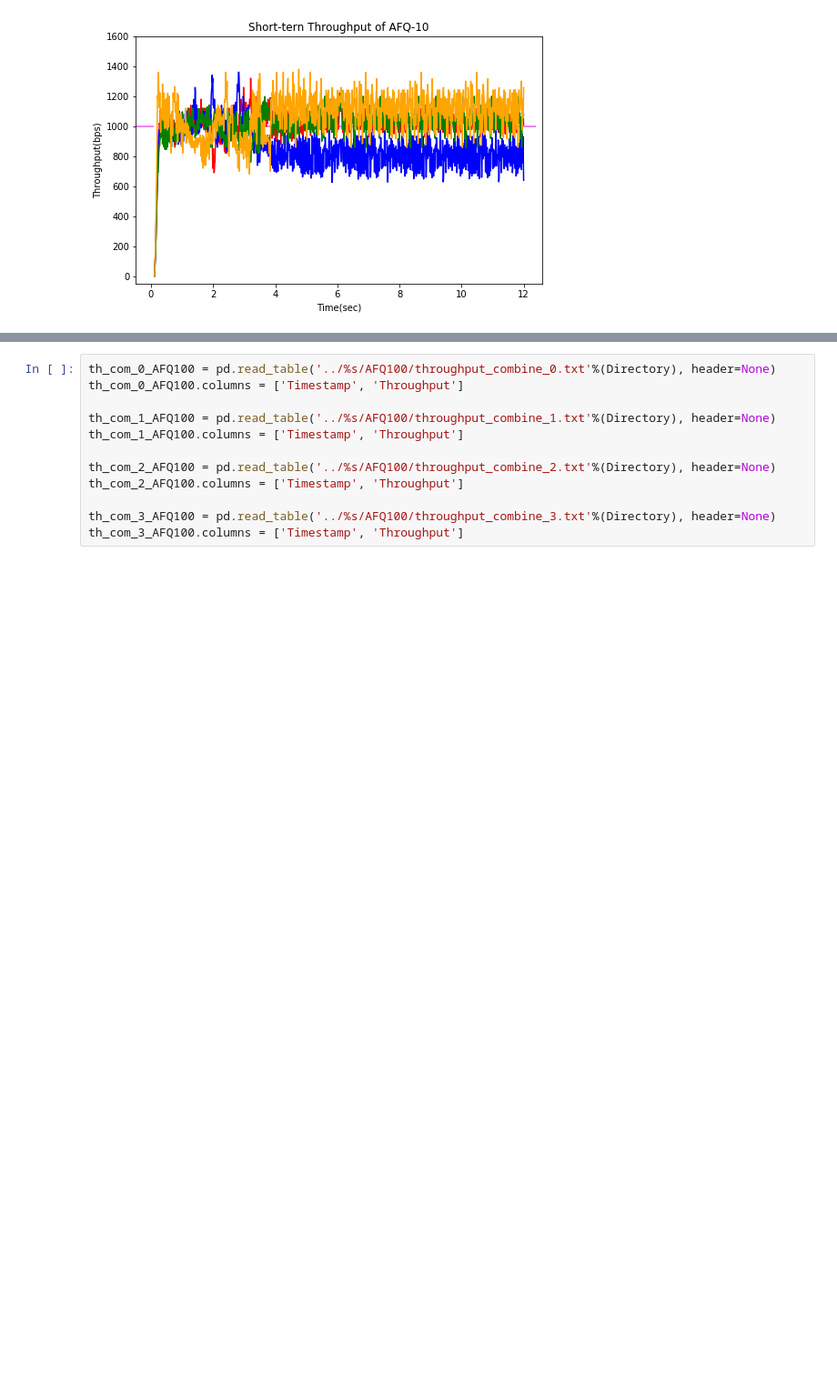
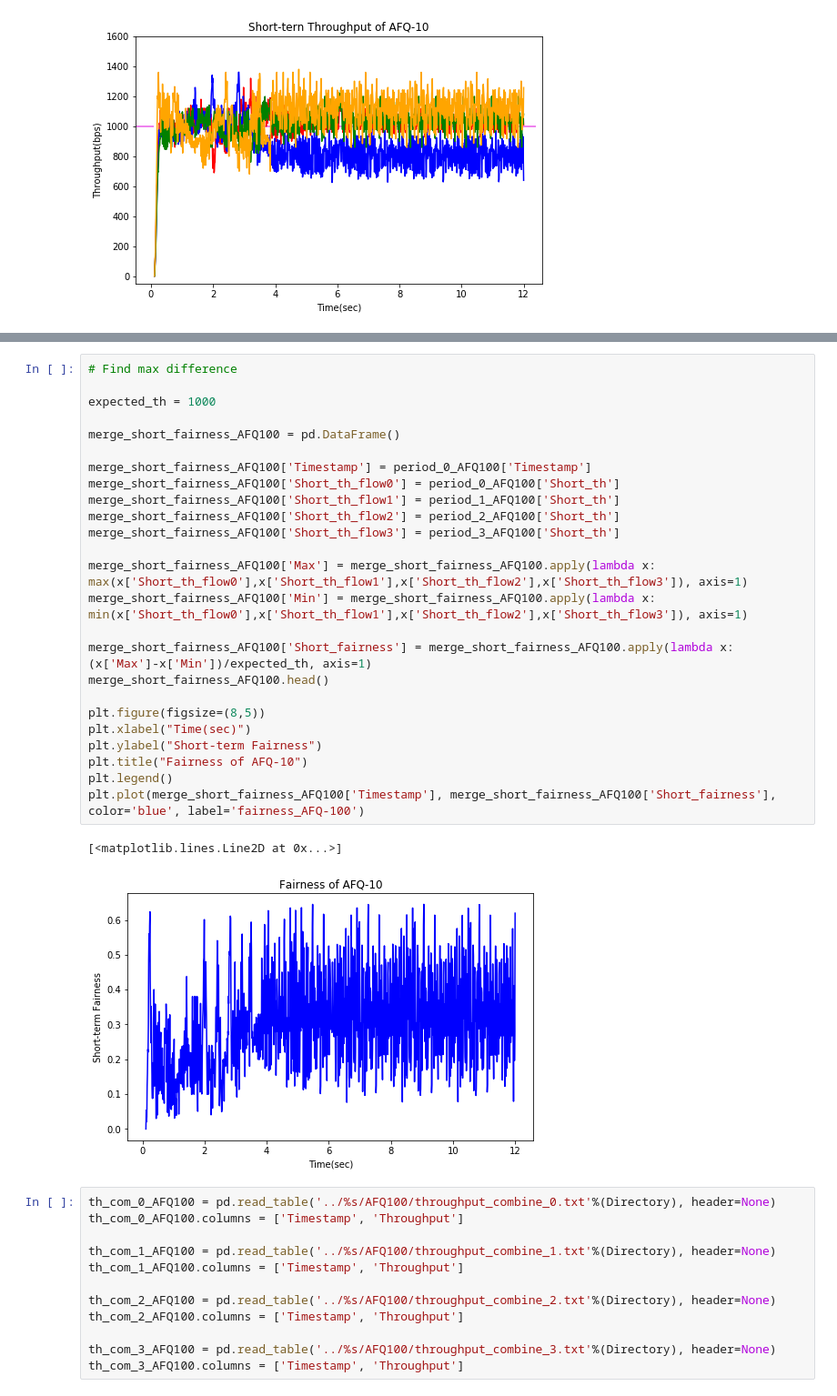
Before and after one commit to Peixuan670/Gearbox, a Jupyter notebook: ns2-script/sim_output/plotting_scripts/General_plotting_dir_fairness_period.ipynb, the cells around one changed output, grey strips where cells are left out. Shown at 91% size. Saved outputs shown, nothing was run; the diff lists cells and outputs as text; blank space fills up the shorter version.

```diff
--- a/ns2-script/sim_output/plotting_scripts/General_plotting_dir_fairness_period.ipynb
+++ b/ns2-script/sim_output/plotting_scripts/General_plotting_dir_fairness_period.ipynb
@@ -927,6 +983,34 @@ plt.plot(short_fairness_AFQ100['Timestamp'], short_fairness_AFQ100['Fairness'],
 # %% [output]
 [<matplotlib.lines.Line2D at 0x...>]
 [figure]
+# %%
+# Find max difference
+
+expected_th = 1000
+
+merge_short_fairness_AFQ100 = pd.DataFrame()
+
+merge_short_fairness_AFQ100['Timestamp'] = period_0_AFQ100['Timestamp']
+merge_short_fairness_AFQ100['Short_th_flow0'] = period_0_AFQ100['Short_th']
+merge_short_fairness_AFQ100['Short_th_flow1'] = period_1_AFQ100['Short_th']
+merge_short_fairness_AFQ100['Short_th_flow2'] = period_2_AFQ100['Short_th']
+merge_short_fairness_AFQ100['Short_th_flow3'] = period_3_AFQ100['Short_th']
+
+merge_short_fairness_AFQ100['Max'] = merge_short_fairness_AFQ100.apply(lambda x: max(x['Short_th_flow0'],x['Short_th_flow1'],x['Short_th_flow2'],x['Short_th_flow3']), axis=1)
+merge_short_fairness_AFQ100['Min'] = merge_short_fairness_AFQ100.apply(lambda x: min(x['Short_th_flow0'],x['Short_th_flow1'],x['Short_th_flow2'],x['Short_th_flow3']), axis=1)
+
+merge_short_fairness_AFQ100['Short_fairness'] = merge_short_fairness_AFQ100.apply(lambda x: (x['Max']-x['Min'])/expected_th, axis=1)
+merge_short_fairness_AFQ100.head()
+
+plt.figure(figsize=(8,5))
+plt.xlabel("Time(sec)")
+plt.ylabel("Short-term Fairness")
+plt.title("Fairness of AFQ-10")
+plt.legend()
+plt.plot(merge_short_fairness_AFQ100['Timestamp'], merge_short_fairness_AFQ100['Short_fairness'], color='blue', label='fairness_AFQ-100')
+# %% [output]
+[<matplotlib.lines.Line2D at 0x...>]
+[figure, added]
 # %%
 th_com_0_AFQ100 = pd.read_table('../%s/AFQ100/throughput_combine_0.txt'%(Directory), header=None)
 th_com_0_AFQ100.columns = ['Timestamp', 'Throughput']
```
Also changed, not shown: parts of 7 cells of this notebook.
